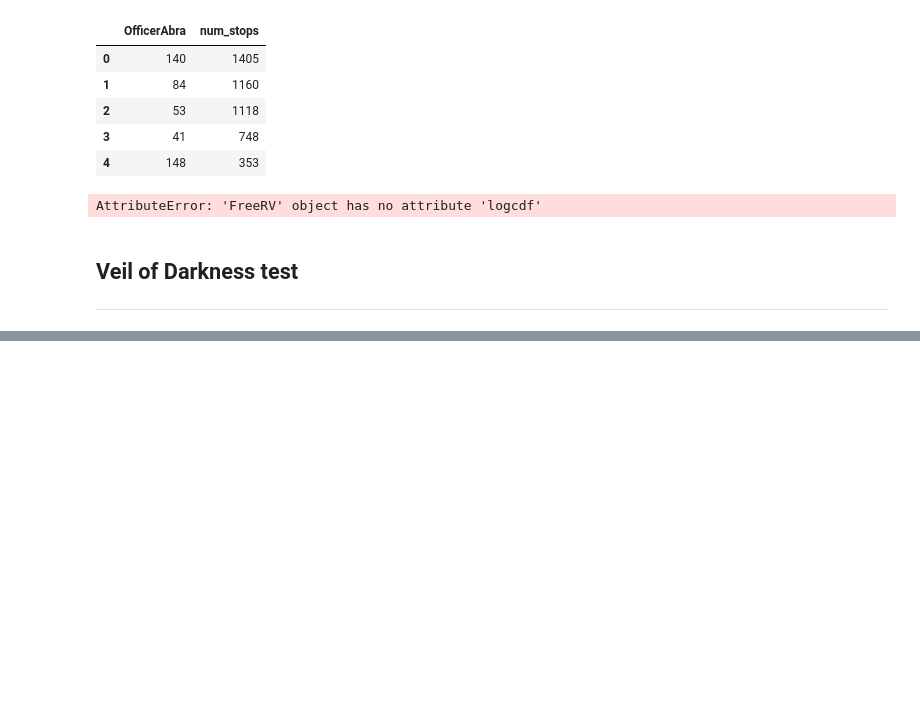
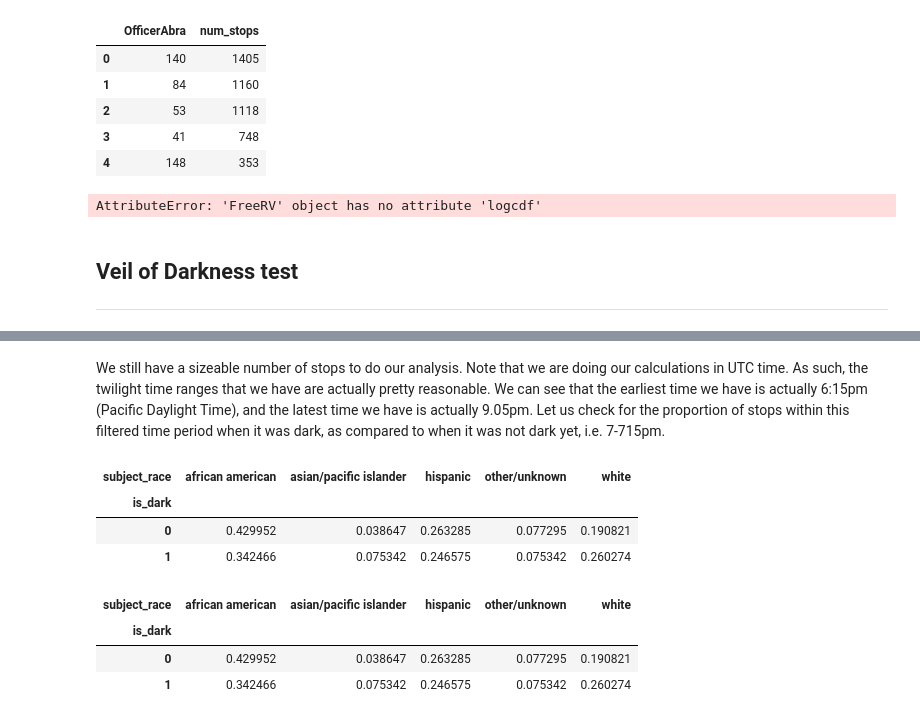
Before and after one commit to shengsiongong/ac221_police_stops, a Jupyter notebook: tutorial_guide.ipynb, the cells around one changed output, grey strips where cells are left out. Cells and saved outputs as stored; diff of their text form; code cells hidden in the pictures; blank space fills up the shorter version.

```diff
--- a/tutorial_guide.ipynb
+++ b/tutorial_guide.ipynb
@@ -702,0 +723,3 @@ sunset_time.head()
+# %%
+from calculations import get_veil_of_darkness_observations
+vod_stops = get_veil_of_darkness_observations(sacramento_stops, sunset_time)
@@ -702,0 +732,26 @@ sunset_time.head()
+# %% [markdown]
+We still have a sizeable number of stops to do our analysis. Note that we are doing our calculations in UTC time. As such, the twilight time ranges that we have are actually pretty reasonable. We can see that the earliest time we have is actually 6:15pm (Pacific Daylight Time), and the latest time we have is actually 9.05pm. Let us check for the proportion of stops within this filtered time period when it was dark, as compared to when it was not dark yet, i.e. 7-715pm.
+# %%
+vod_test = vod_stops[(vod_stops['time'] >= datetime.time(2, 0)) & (vod_stops['time'] <= datetime.time(2, 15))]
+vod_count = vod_test.groupby('is_dark')['Idx'].agg({'total_count': 'count'})
+vod_count =(vod_test
+            .groupby(['is_dark', 'subject_race'], as_index=False)['Idx']
+            .agg({'race_count': 'count'})
+            .merge(vod_count, how='left', on='is_dark'))
+vod_count['prop'] = vod_count['race_count'] / vod_count['total_count']
+vod_count.drop(['race_count', 'total_count'], axis=1, inplace=True)
+vod_prop = vod_count.pivot_table(values='prop', index='is_dark', columns='subject_race')
+vod_prop
+# %% [output]
+| subject_race | african american | asian/pacific islander | hispanic | other/unknown | white |
+| is_dark |  |  |  |  |  |
+| 0 | 0.429952 | 0.038647 | 0.263285 | 0.077295 | 0.190821 |
+| 1 | 0.342466 | 0.075342 | 0.246575 | 0.075342 | 0.260274 |
+# %%
+from calculations import calc_vod_rate
+calc_vod_rate(vod_stops, '02:00', '02:15')
+# %% [output]
+| subject_race | african american | asian/pacific islander | hispanic | other/unknown | white |
+| is_dark |  |  |  |  |  |
+| 0 | 0.429952 | 0.038647 | 0.263285 | 0.077295 | 0.190821 |
+| 1 | 0.342466 | 0.075342 | 0.246575 | 0.075342 | 0.260274 |
```
Also changed, not shown: parts of 16 cells of this notebook, 1 other file.
